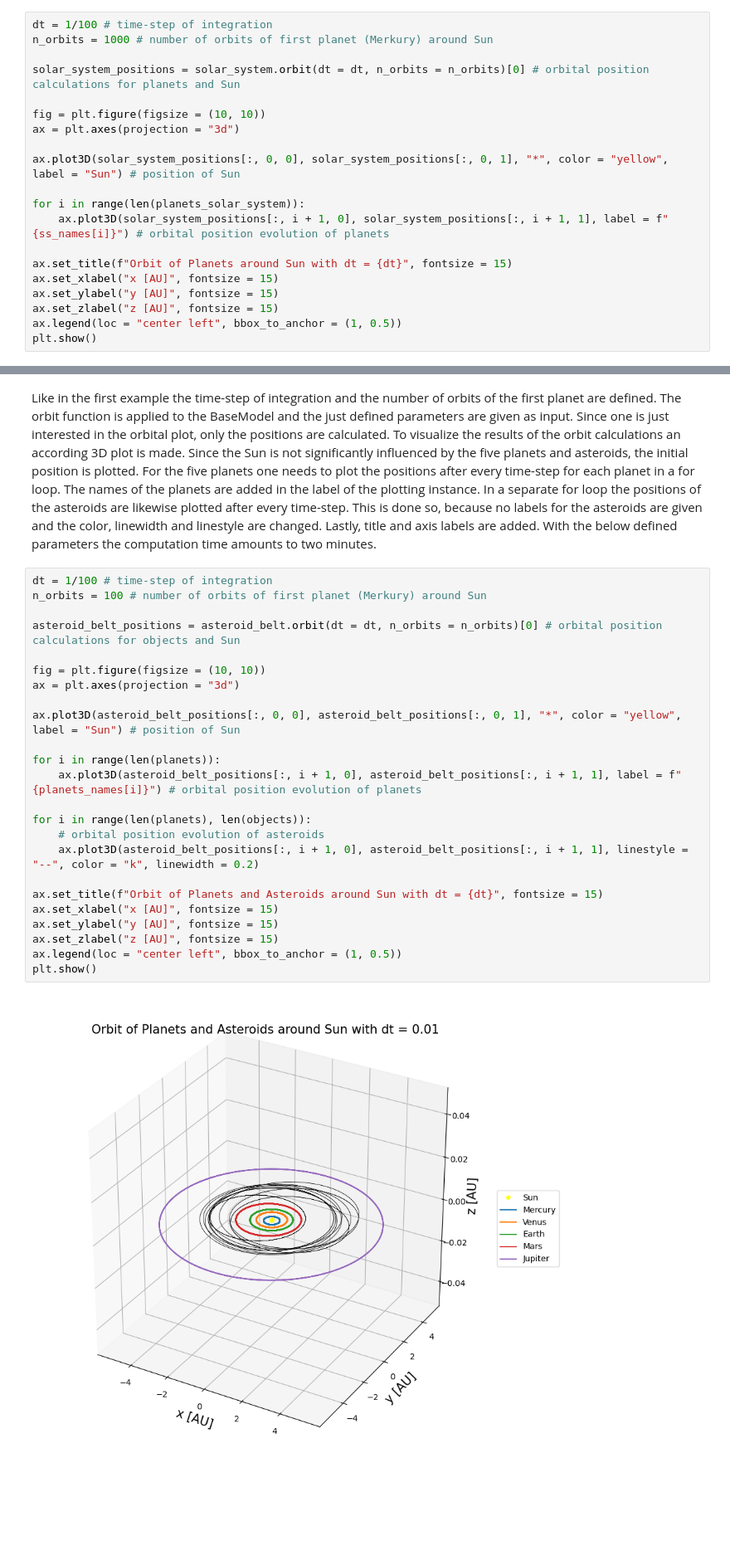
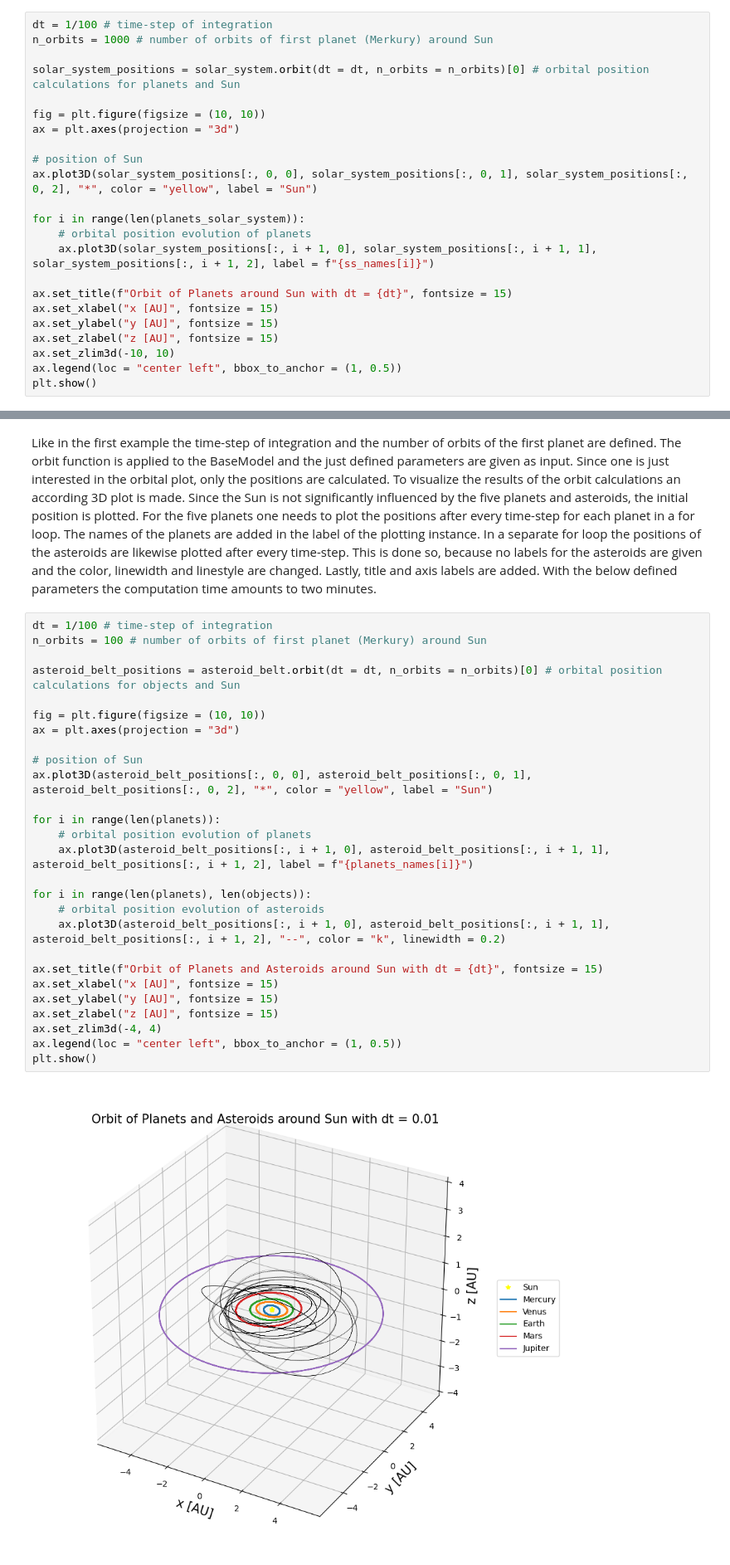
Before and after one commit to Lukas-Orion/NOrbit, a Jupyter notebook: NOrbit example.ipynb, the cells around one changed output, grey strips where cells are left out. Shown: that part at 83% size. Drawn from its saved outputs; the diff is of its cells as text; blank space fills up the shorter version.

Commit message:
Added z component in plot

```diff
--- a/NOrbit example.ipynb
+++ b/NOrbit example.ipynb
@@ -35,15 +35,18 @@ solar_system_positions = solar_system.orbit(dt = dt, n_orbits = n_orbits)[0] # o
 fig = plt.figure(figsize = (10, 10))
 ax = plt.axes(projection = "3d")
 
-ax.plot3D(solar_system_positions[:, 0, 0], solar_system_positions[:, 0, 1], "*", color = "yellow", label = "Sun") # position of Sun
+# position of Sun
+ax.plot3D(solar_system_positions[:, 0, 0], solar_system_positions[:, 0, 1], solar_system_positions[:, 0, 2], "*", color = "yellow", label = "Sun")
 
 for i in range(len(planets_solar_system)):
-    ax.plot3D(solar_system_positions[:, i + 1, 0], solar_system_positions[:, i + 1, 1], label = f"{ss_names[i]}") # orbital position evolution of planets
+    # orbital position evolution of planets
+    ax.plot3D(solar_system_positions[:, i + 1, 0], solar_system_positions[:, i + 1, 1], solar_system_positions[:, i + 1, 2], label = f"{ss_names[i]}")
 
 ax.set_title(f"Orbit of Planets around Sun with dt = {dt}", fontsize = 15)
 ax.set_xlabel("x [AU]", fontsize = 15)
 ax.set_ylabel("y [AU]", fontsize = 15)
 ax.set_zlabel("z [AU]", fontsize = 15)
+ax.set_zlim3d(-10, 10)
 ax.legend(loc = "center left", bbox_to_anchor = (1, 0.5))
 plt.show()
 # %% [output]
@@ -85,28 +88,31 @@ Like in the first example the time-step of integration and the number of orbits
 # %%
 dt = 1/100 # time-step of integration
 n_orbits = 100 # number of orbits of first planet (Merkury) around Sun
 
 asteroid_belt_positions = asteroid_belt.orbit(dt = dt, n_orbits = n_orbits)[0] # orbital position calculations for objects and Sun
 
 fig = plt.figure(figsize = (10, 10))
 ax = plt.axes(projection = "3d")
 
-ax.plot3D(asteroid_belt_positions[:, 0, 0], asteroid_belt_positions[:, 0, 1], "*", color = "yellow", label = "Sun") # position of Sun
+# position of Sun
+ax.plot3D(asteroid_belt_positions[:, 0, 0], asteroid_belt_positions[:, 0, 1], asteroid_belt_positions[:, 0, 2], "*", color = "yellow", label = "Sun")
 
 for i in range(len(planets)):
-    ax.plot3D(asteroid_belt_positions[:, i + 1, 0], asteroid_belt_positions[:, i + 1, 1], label = f"{planets_names[i]}") # orbital position evolution of planets
+    # orbital position evolution of planets
+    ax.plot3D(asteroid_belt_positions[:, i + 1, 0], asteroid_belt_positions[:, i + 1, 1], asteroid_belt_positions[:, i + 1, 2], label = f"{planets_names[i]}")
 
 for i in range(len(planets), len(objects)):
     # orbital position evolution of asteroids
-    ax.plot3D(asteroid_belt_positions[:, i + 1, 0], asteroid_belt_positions[:, i + 1, 1], linestyle = "--", color = "k", linewidth = 0.2)
+    ax.plot3D(asteroid_belt_positions[:, i + 1, 0], asteroid_belt_positions[:, i + 1, 1], asteroid_belt_positions[:, i + 1, 2], "--", color = "k", linewidth = 0.2)
 
 ax.set_title(f"Orbit of Planets and Asteroids around Sun with dt = {dt}", fontsize = 15)
 ax.set_xlabel("x [AU]", fontsize = 15)
 ax.set_ylabel("y [AU]", fontsize = 15)
 ax.set_zlabel("z [AU]", fontsize = 15)
+ax.set_zlim3d(-4, 4)
 ax.legend(loc = "center left", bbox_to_anchor = (1, 0.5))
 plt.show()
 # %% [output]
-[figure, old version]
+[figure, new version]
 # %% [markdown]
 From the 3D plot one can see that all the five planetary orbits are stable, as well as the 10 asteroid orbits between Mars and Jupiter. Also here, the distances of the objects to the sun correspond to reality. The chosen time-step is sufficient to keep stable orbits for all objects over a long time. It can be increased, but the computation time will be much larger.
```
Also changed, not shown: parts of 1 cell of this notebook.
